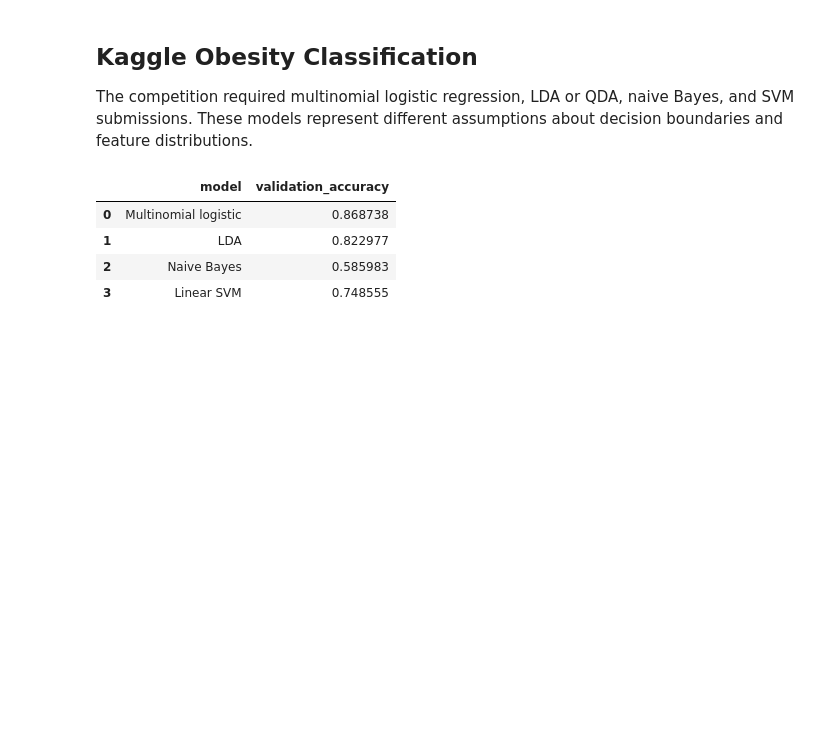
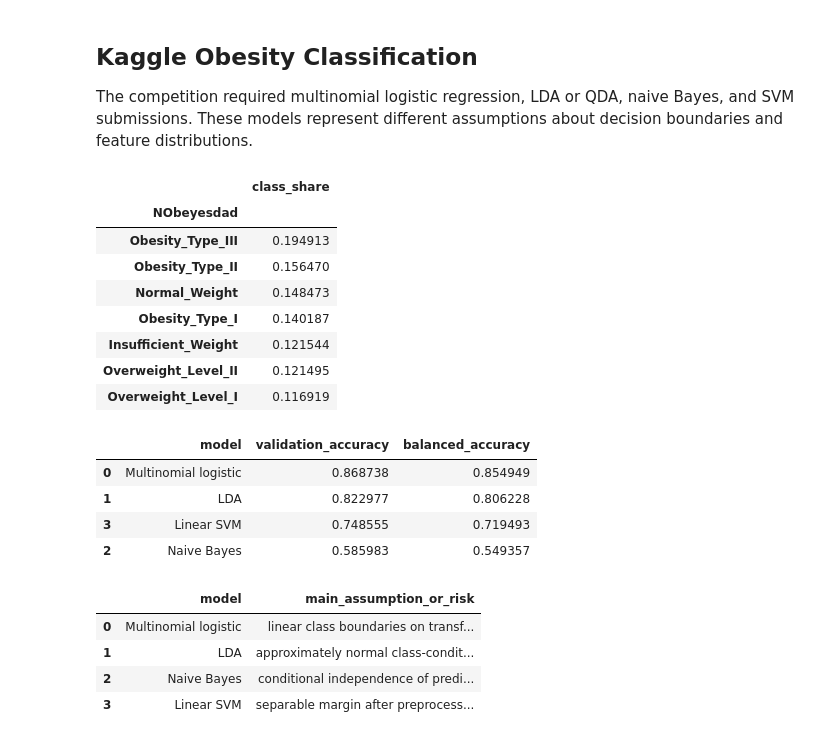
Before and after one commit to maldo81/dds-8555-predictive-analysis, a Jupyter notebook: Week 5/Assignment 5/MaldonadoJDDS8555-5.ipynb, the cells around one changed output. Drawn from its saved outputs; the diff is of its cells as text; code cells hidden in the pictures; blank space fills up the shorter version.

```diff
--- a/Week 5/Assignment 5/MaldonadoJDDS8555-5.ipynb
+++ b/Week 5/Assignment 5/MaldonadoJDDS8555-5.ipynb
@@ -35,7 +35,7 @@ The Weekly data exercise compares logistic regression, LDA, QDA, KNN, and naive
 from ISLP import load_data
 from sklearn.discriminant_analysis import LinearDiscriminantAnalysis, QuadraticDiscriminantAnalysis
 from sklearn.linear_model import LogisticRegression
-from sklearn.metrics import accuracy_score, confusion_matrix
+from sklearn.metrics import accuracy_score, balanced_accuracy_score, confusion_matrix
 from sklearn.naive_bayes import GaussianNB
 from sklearn.neighbors import KNeighborsClassifier
 from sklearn.preprocessing import LabelEncoder, StandardScaler
@@ -60,8 +60,13 @@ rows = []
 for name, model in models.items():
     model.fit(X_train, y_train)
     pred = model.predict(X_test)
-    rows.append({"model": name, "accuracy": accuracy_score(y_test, pred), "confusion_matrix": confusion_matrix(y_test, pred).tolist()})
-pd.DataFrame(rows)
+    rows.append({
+        "model": name,
+        "accuracy": accuracy_score(y_test, pred),
+        "balanced_accuracy": balanced_accuracy_score(y_test, pred),
+        "confusion_matrix": confusion_matrix(y_test, pred).tolist(),
+    })
+display(pd.DataFrame(rows).sort_values("accuracy", ascending=False))
 # %% [output]
 |  | Year | Lag1 | Lag2 | Lag3 | Lag4 | Lag5 | Volume | Today |
 | count | 1089.000000 | 1089.000000 | 1089.000000 | 1089.000000 | 1089.000000 | 1089.000000 | 1089.000000 | 1089.000000 |
@@ -85,37 +90,71 @@ The competition required multinomial logistic regression, LDA or QDA, naive Baye
 # %%
 from sklearn.compose import ColumnTransformer
 from sklearn.discriminant_analysis import LinearDiscriminantAnalysis
 from sklearn.linear_model import LogisticRegression
 from sklearn.metrics import accuracy_score
 from sklearn.model_selection import train_test_split
 from sklearn.naive_bayes import GaussianNB
 from sklearn.pipeline import Pipeline
 from sklearn.preprocessing import OneHotEncoder, StandardScaler
 from sklearn.svm import LinearSVC
 
 obesity = pd.read_csv(KAGGLE / "playground-series-s4e2" / "train.csv")
 X = obesity.drop(columns=["NObeyesdad"])
 y = obesity["NObeyesdad"]
+display(y.value_counts(normalize=True).rename("class_share").to_frame())
 cat = X.select_dtypes(include="object").columns.tolist()
 num = [c for c in X.columns if c not in cat + ["id"]]
 pre_dense = ColumnTransformer([("cat", OneHotEncoder(handle_unknown="ignore", sparse_output=False), cat), ("num", StandardScaler(), num)], sparse_threshold=0)
 X_train, X_valid, y_train, y_valid = train_test_split(X, y, test_size=.2, stratify=y, random_state=RANDOM_STATE)
 models = {
     "Multinomial logistic": LogisticRegression(max_iter=2000, C=1.0),
     "LDA": LinearDiscriminantAnalysis(),
     "Naive Bayes": GaussianNB(),
     "Linear SVM": LinearSVC(C=.5, random_state=RANDOM_STATE),
 }
 rows = []
+fitted_models = {}
 for name, clf in models.items():
     model = Pipeline([("pre", pre_dense), ("model", clf)])
     model.fit(X_train, y_train)
     pred = model.predict(X_valid)
-    rows.append({"model": name, "validation_accuracy": accuracy_score(y_valid, pred)})
-pd.DataFrame(rows)
+    fitted_models[name] = (model, pred)
+    rows.append({
+        "model": name,
+        "validation_accuracy": accuracy_score(y_valid, pred),
+        "balanced_accuracy": balanced_accuracy_score(y_valid, pred),
+    })
+validation = pd.DataFrame(rows).sort_values("validation_accuracy", ascending=False)
+display(validation)
+display(pd.DataFrame({
+    "model": ["Multinomial logistic", "LDA", "Naive Bayes", "Linear SVM"],
+    "main_assumption_or_risk": [
+        "linear class boundaries on transformed predictors; regularization controls instability",
+        "approximately normal class-conditional predictors with shared covariance",
+        "conditional independence of predictors within each class",
+        "separable margin after preprocessing; hinge-loss model can be sensitive to scaling",
+    ],
+}))
+best_name = validation.iloc[0]["model"]
+best_model, best_pred = fitted_models[best_name]
+display(pd.DataFrame(confusion_matrix(y_valid, best_pred, labels=best_model.classes_), index=best_model.classes_, columns=best_model.classes_))
 # %% [output]
-|  | model | validation_accuracy |
-| 0 | Multinomial logistic | 0.868738 |
-| 1 | LDA | 0.822977 |
-| 2 | Naive Bayes | 0.585983 |
-| 3 | Linear SVM | 0.748555 |
+|  | class_share |
+| NObeyesdad |  |
+| Obesity_Type_III | 0.194913 |
+| Obesity_Type_II | 0.156470 |
+| Normal_Weight | 0.148473 |
+| Obesity_Type_I | 0.140187 |
+| Insufficient_Weight | 0.121544 |
+| Overweight_Level_II | 0.121495 |
+| Overweight_Level_I | 0.116919 |
+|  | model | validation_accuracy | balanced_accuracy |
+| 0 | Multinomial logistic | 0.868738 | 0.854949 |
+| 1 | LDA | 0.822977 | 0.806228 |
+| 3 | Linear SVM | 0.748555 | 0.719493 |
+| 2 | Naive Bayes | 0.585983 | 0.549357 |
+|  | model | main_assumption_or_risk |
+| 0 | Multinomial logistic | linear class boundaries on transf... |
+| 1 | LDA | approximately normal class-condit... |
+| 2 | Naive Bayes | conditional independence of predi... |
+| 3 | Linear SVM | separable margin after preprocess... |
```
Also changed, not shown: parts of 6 cells of this notebook, 9 other files.
